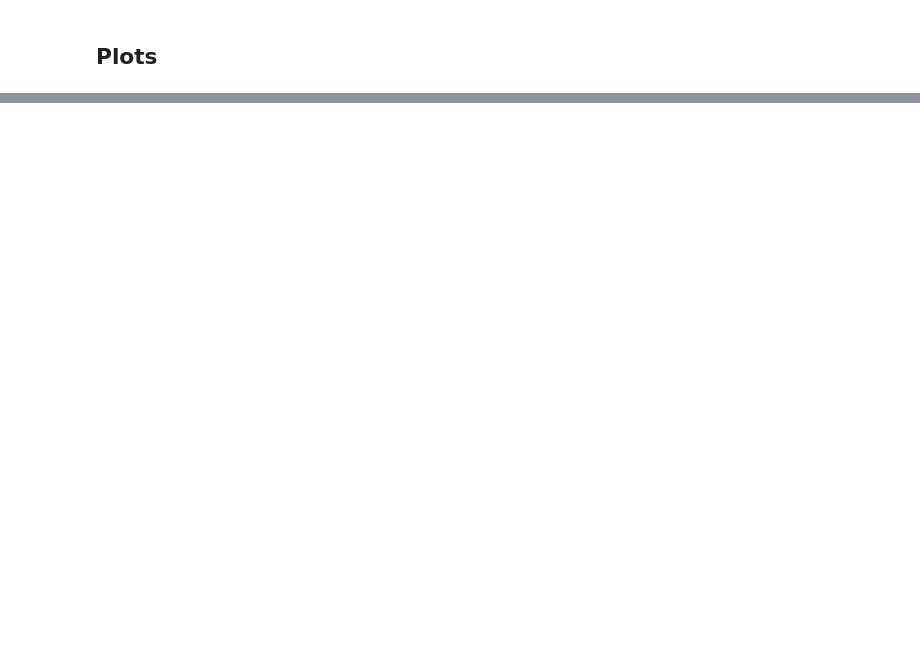
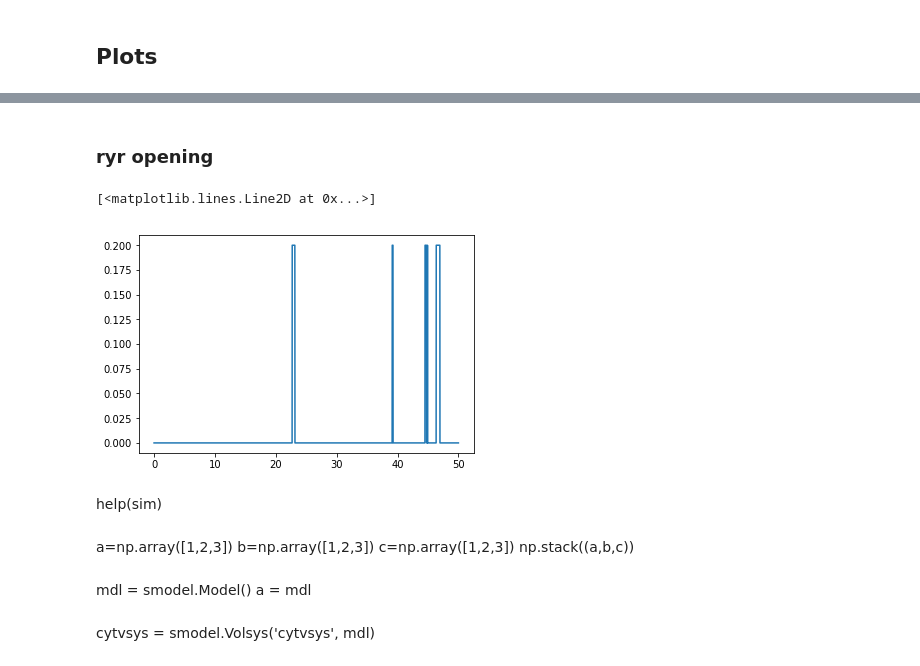
Before and after one commit to KabirDabholkar/tripartiteSynapse, a Jupyter notebook: STEPS/CA3_mpart_class.ipynb, the cells around one changed output, grey strips where cells are left out. Saved outputs shown, nothing was run; the diff lists cells and outputs as text; code cells hidden in the pictures; blank space fills up the shorter version.

```diff
--- a/STEPS/CA3_mpart_class.ipynb
+++ b/STEPS/CA3_mpart_class.ipynb
@@ -128,7 +128,7 @@ Inner compartment to cytSurf is erVol
 Outer compartment to cytSurf  is cytVol
 # %%
 ### Simulation time
-ti, tf, dt = 0, 50.0e-3, 1e-4
+ti, tf, dt = 0, 50.0e-3, 1e-5
 T = np.arange(ti, tf+dt, dt)
 npts = len(T)
 
@@ -137,6 +137,7 @@ r.initialize(23411)
 # %%
 def simulation(seed):
     #print(r.get())
+    print(seed)
     r.initialize(23411+seed)
     sim = ssolver.Wmdirect(mdl, wmgeom, r)
     #sim = ssolver.Wmrk4(mdl, wmgeom, r)
@@ -174,7 +175,7 @@ def simulation(seed):
 
 
     #Ti = time()
-    for t in tqdm(range(npts)):
+    for t in range(npts):
         ##Updating VDCC rates
         if 'vdcc' in mParts:
             for key in MPs['vdcc'].R_part.keys():
@@ -200,10 +201,10 @@ def simulation(seed):
 
     return result
 # %%
-NITER = 1000
+NITER = 5
 res=[]
 
-p=Pool(8)
+p=Pool(5)
 res=p.map(simulation,range(NITER))
 #for it in range(NITER):
 #    res.append(simulation(r))
@@ -326,0 +284,12 @@ DEF
+# %% [markdown]
+### ryr opening
+# %%
+ss = np.sum(mean[:,[75-14+i for i in [5,6,7,12,13]]].T, axis=0)
+plt.plot(t_millisec, ss)
+#for i,mol in enumerate(MPs['ryr'].molnames):
+#    plt.plot(t_millisec, mean[:,75-14:75], label=mol)
+#ax[j].set_ylabel('RyR states (num)', fontsize=labelfontsize)
+#    j += 1
+# %% [output]
+[<matplotlib.lines.Line2D at 0x...>]
+[figure, added]
@@ -326,0 +298,12 @@ DEF
+# %% [markdown]
+help(sim)
+# %% [markdown]
+a=np.array([1,2,3])
+b=np.array([1,2,3])
+c=np.array([1,2,3])
+np.stack((a,b,c))
+# %% [markdown]
+mdl = smodel.Model()
+a = mdl
+# %% [markdown]
+cytvsys = smodel.Volsys('cytvsys', mdl)
```
Also changed, not shown: parts of 41 cells of this notebook, 6 other files.
